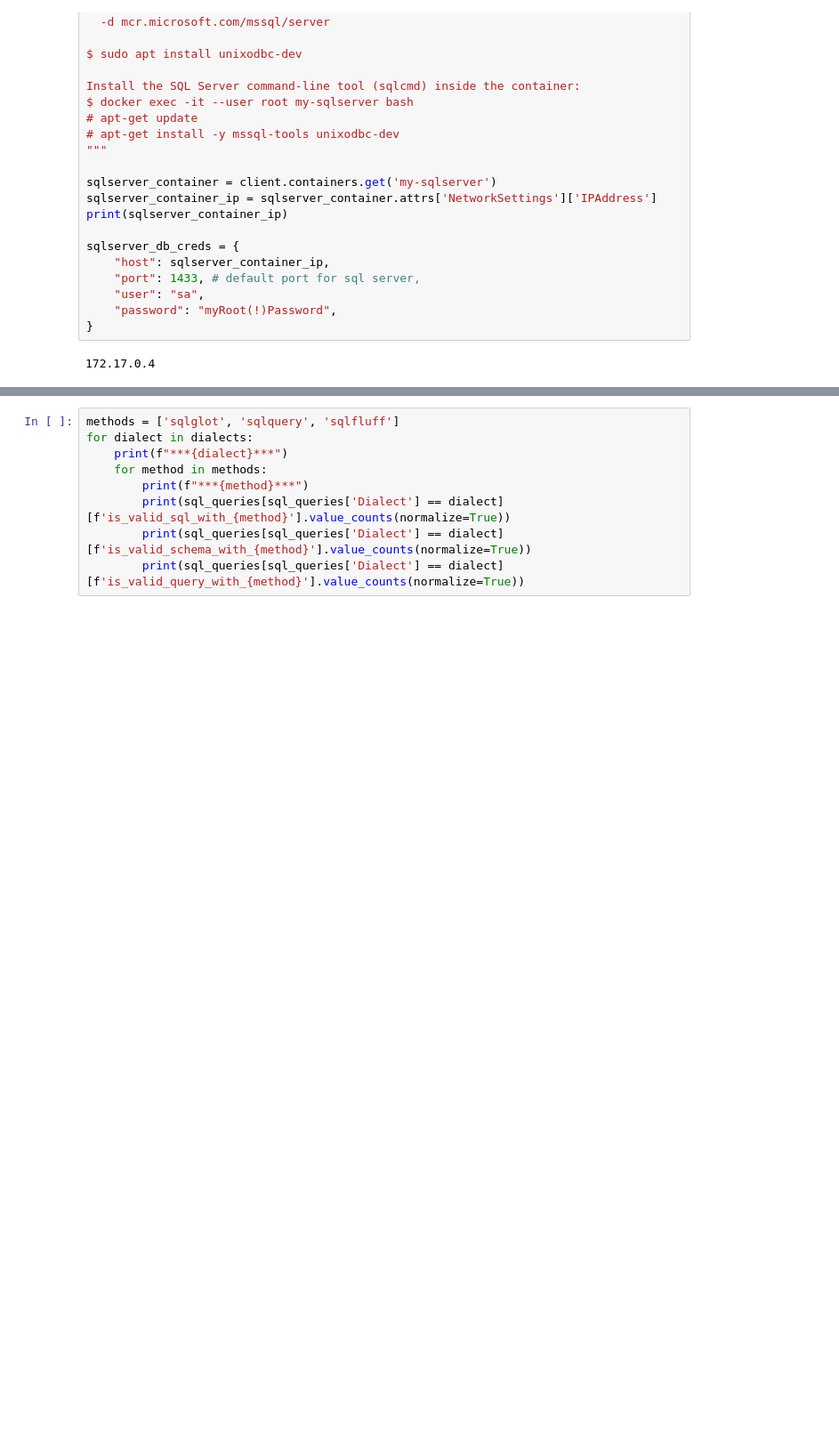
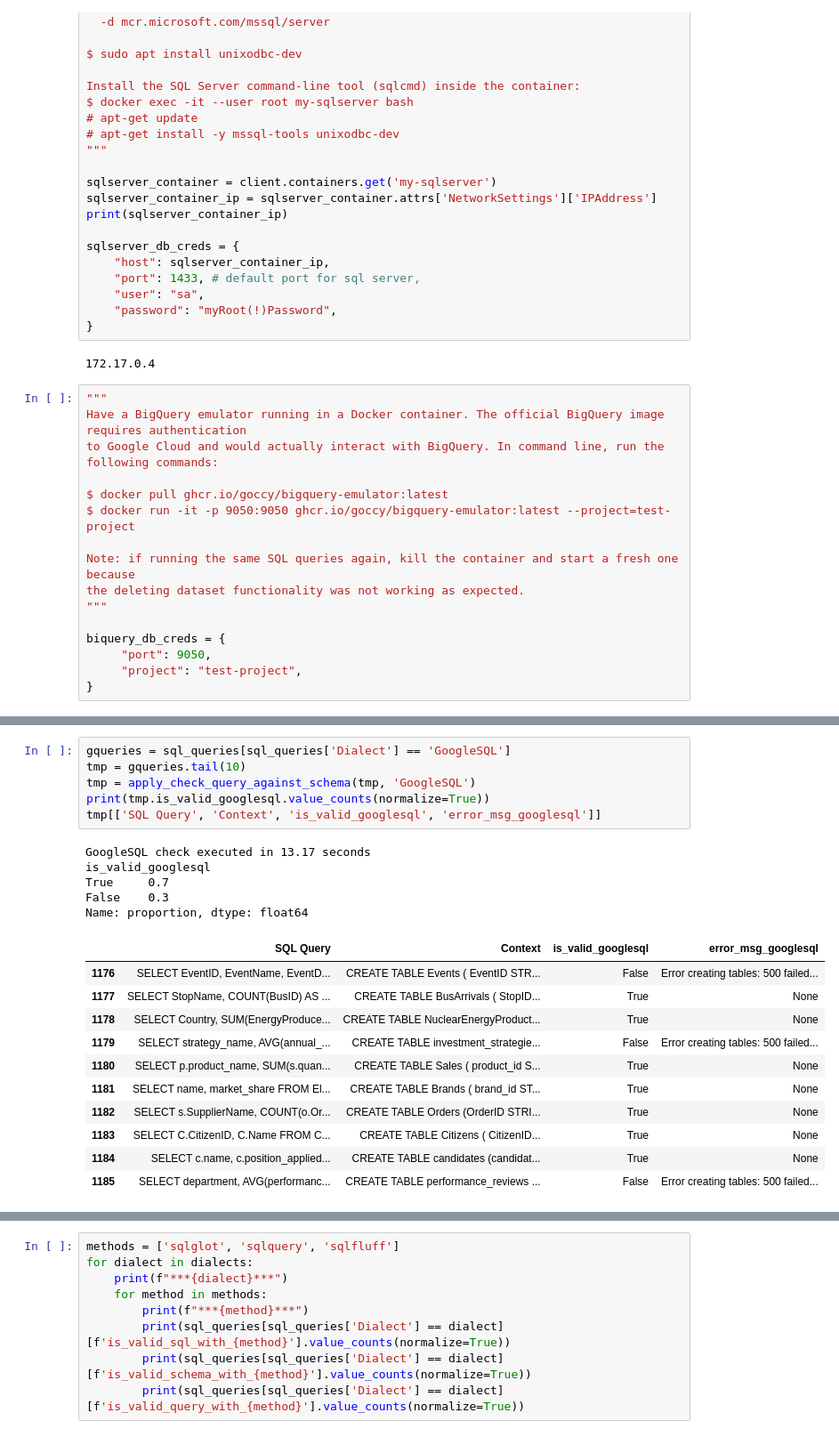
Before and after one commit to gretelai/navigator-helpers, a Jupyter notebook: navigator_helpers/steps/code_validation/code_validation.ipynb, the cells around one changed output, grey strips where cells are left out. Shown at 89% size. Saved outputs shown, nothing was run; the diff lists cells and outputs as text; blank space fills up the shorter version.

```diff
--- a/navigator_helpers/steps/code_validation/code_validation.ipynb
+++ b/navigator_helpers/steps/code_validation/code_validation.ipynb
@@ -137,6 +155,22 @@ sqlserver_db_creds = {
 }
 # %% [output]
 172.17.0.4
+# %%
+"""
+Have a BigQuery emulator running in a Docker container. The official BigQuery image requires authentication
+to Google Cloud and would actually interact with BigQuery. In command line, run the following commands:
+
+$ docker pull ghcr.io/goccy/bigquery-emulator:latest
+$ docker run -it -p 9050:9050 ghcr.io/goccy/bigquery-emulator:latest --project=test-project
+
+Note: if running the same SQL queries again, kill the container and start a fresh one because
+the deleting dataset functionality was not working as expected.
+"""
+
+biquery_db_creds = {
+     "port": 9050,
+     "project": "test-project",
+}
 # %%
 #  Apply different SQL validators to the SQL queries
 def is_valid_query_and_schema(row, func):
@@ -242,0 +332,23 @@ sql_queries = sql_queries.apply(check_query_against_schema, dialect='SQL Server'
+# %%
+gqueries = sql_queries[sql_queries['Dialect'] == 'GoogleSQL']
+tmp = gqueries.tail(10)
+tmp = apply_check_query_against_schema(tmp, 'GoogleSQL')
+print(tmp.is_valid_googlesql.value_counts(normalize=True))
+tmp[['SQL Query', 'Context', 'is_valid_googlesql', 'error_msg_googlesql']]
+# %% [output]
+GoogleSQL check executed in 13.17 seconds
+is_valid_googlesql
+True     0.7
+False    0.3
+Name: proportion, dtype: float64
+|  | SQL Query | Context | is_valid_googlesql | error_msg_googlesql |
+| 1176 | SELECT EventID, EventName, EventD... | CREATE TABLE Events ( EventID STR... | False | Error creating tables: 500 failed... |
+| 1177 | SELECT StopName, COUNT(BusID) AS ... | CREATE TABLE BusArrivals ( StopID... | True | None |
+| 1178 | SELECT Country, SUM(EnergyProduce... | CREATE TABLE NuclearEnergyProduct... | True | None |
+| 1179 | SELECT strategy_name, AVG(annual_... | CREATE TABLE investment_strategie... | False | Error creating tables: 500 failed... |
+| 1180 | SELECT p.product_name, SUM(s.quan... | CREATE TABLE Sales ( product_id S... | True | None |
+| 1181 | SELECT name, market_share FROM El... | CREATE TABLE Brands ( brand_id ST... | True | None |
+| 1182 | SELECT s.SupplierName, COUNT(o.Or... | CREATE TABLE Orders (OrderID STRI... | True | None |
+| 1183 | SELECT C.CitizenID, C.Name FROM C... | CREATE TABLE Citizens ( CitizenID... | True | None |
+| 1184 | SELECT c.name, c.position_applied... | CREATE TABLE candidates (candidat... | True | None |
+| 1185 | SELECT department, AVG(performanc... | CREATE TABLE performance_reviews ... | False | Error creating tables: 500 failed... |
```
Also changed, not shown: parts of 17 cells of this notebook, 1 other file.
